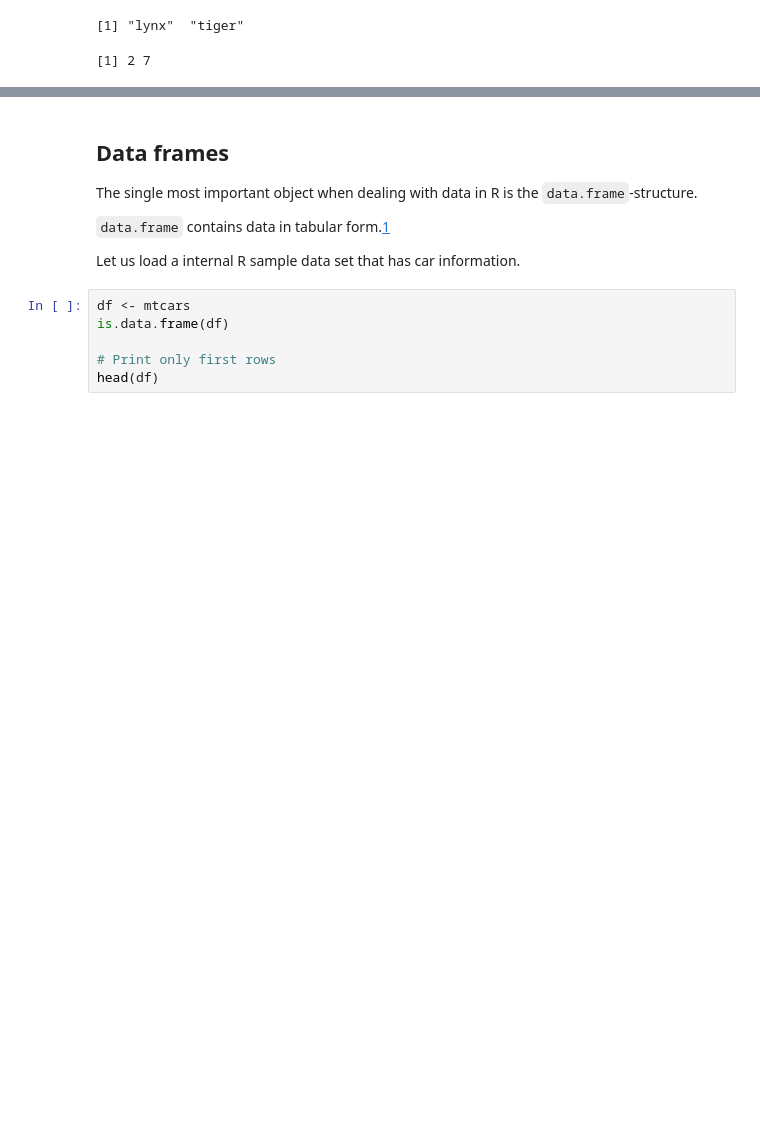
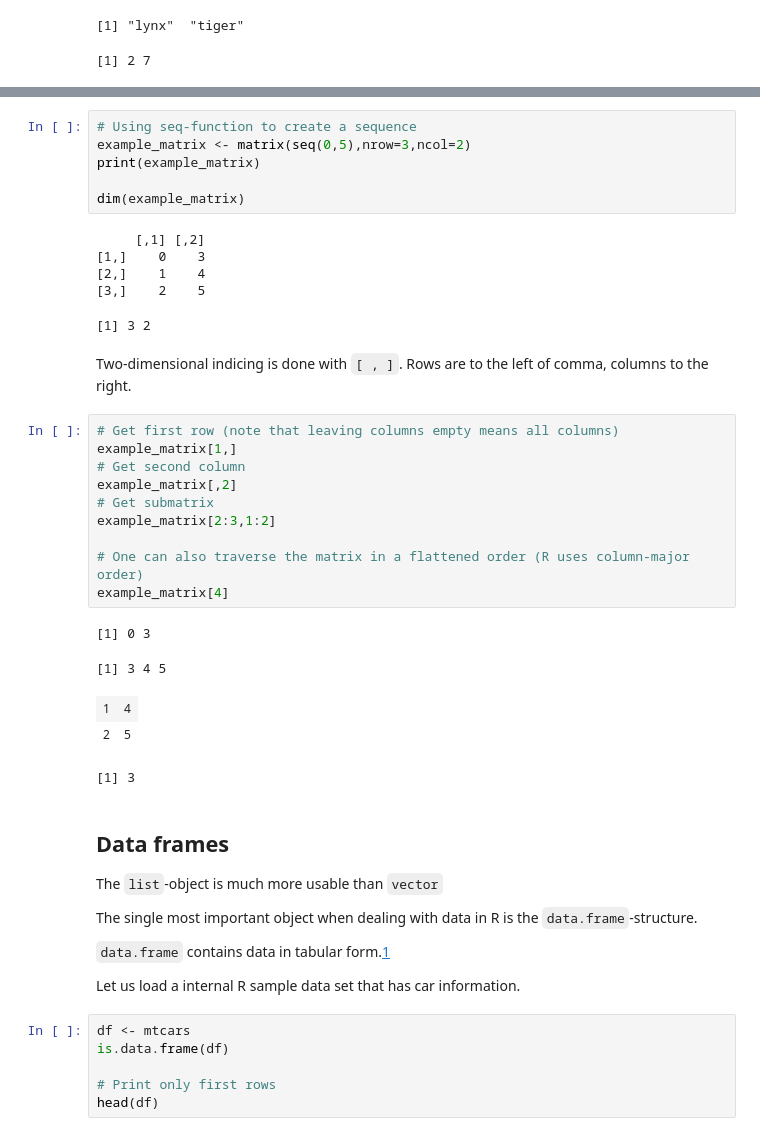
Before and after one commit to AaltoSciComp/python-r-data-analysis-course, a Jupyter notebook: r/01 - Basic R structures.ipynb, the cells around one changed output, grey strips where cells are left out. Drawn from its saved outputs; the diff is of its cells as text; blank space fills up the shorter version.

Commit message:
Added info on lists and matrices

```diff
--- a/r/01 - Basic R structures.ipynb
+++ b/r/01 - Basic R structures.ipynb
@@ -132,5 +301,37 @@ September   October  November  December
+# %%
+# Using seq-function to create a sequence
+example_matrix <- matrix(seq(0,5),nrow=3,ncol=2)
+print(example_matrix)
+
+dim(example_matrix)
+# %% [output]
+     [,1] [,2]
+[1,]    0    3
+[2,]    1    4
+[3,]    2    5
+[1] 3 2
+# %% [markdown]
+Two-dimensional indicing is done with `[ , ]`. Rows are to the left of comma, columns to the right.
+# %%
+# Get first row (note that leaving columns empty means all columns)
+example_matrix[1,]
+# Get second column
+example_matrix[,2]
+# Get submatrix
+example_matrix[2:3,1:2]
+
+# One can also traverse the matrix in a flattened order (R uses column-major order)
+example_matrix[4]
+# %% [output]
+[1] 0 3
+[1] 3 4 5
+| 1 | 4 |
+| 2 | 5 |
+[1] 3
 # %% [markdown]
 ## Data frames
+
+The `list`-object is much more usable than `vector`
 
 The single most important object when dealing with data in R is the `data.frame`-structure.
 
```
Also changed, not shown: parts of 22 cells of this notebook.
